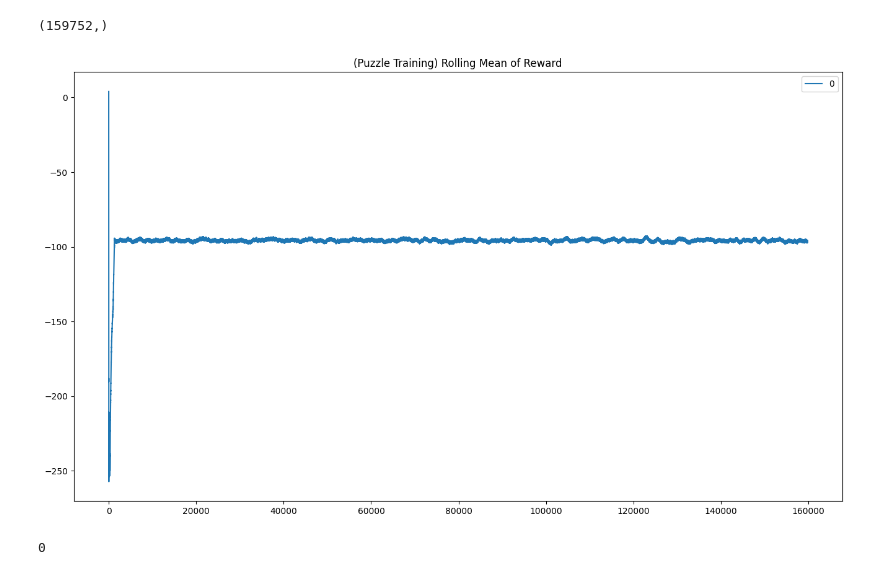
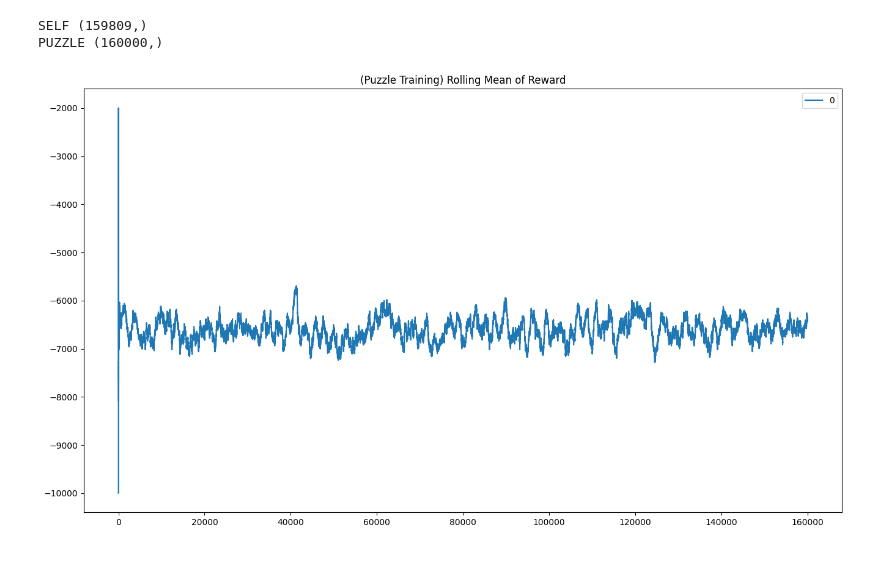
Before and after one commit to rohanmyer/chessRL, a Jupyter notebook: evaluate.ipynb, the cells around one changed output. Saved outputs shown, nothing was run; the diff lists cells and outputs as text; code cells hidden in the pictures.

```diff
--- a/evaluate.ipynb
+++ b/evaluate.ipynb
@@ -1,18 +1,22 @@
 # %%
 import numpy as np
 
-reward_trace = np.load("rl_chess/logs/self_reward_trace.npy")
-print(reward_trace.shape)
+self_reward_trace = np.load("rl_chess/logs/self_reward_trace.npy")
+print("SELF", self_reward_trace.shape)
+
+puzzle_reward_trace = np.load("rl_chess/logs/puzzle_reward_trace.npy")
+print("PUZZLE", puzzle_reward_trace.shape)
 # %% [output]
-(159752,)
+SELF (159809,)
+PUZZLE (160000,)
 # %%
 import pandas as pd
 import matplotlib.pyplot as plt
 
-reward_smooth = pd.DataFrame(reward_trace)
+reward_smooth = pd.DataFrame(puzzle_reward_trace)
 reward_smooth.rolling(window=1000, min_periods=0).mean().plot(
     figsize=(16, 9), title="(Puzzle Training) Rolling Mean of Reward"
 )
 plt.show()
 # %% [output]
-[figure, old version]
+[figure, new version]
@@ -62,4 +22,0 @@ for i in tqdm(range(n)):
-# %%
-engine_wins
-# %% [output]
-0
```
Also changed, not shown: parts of 3 cells of this notebook, 2 other files.
